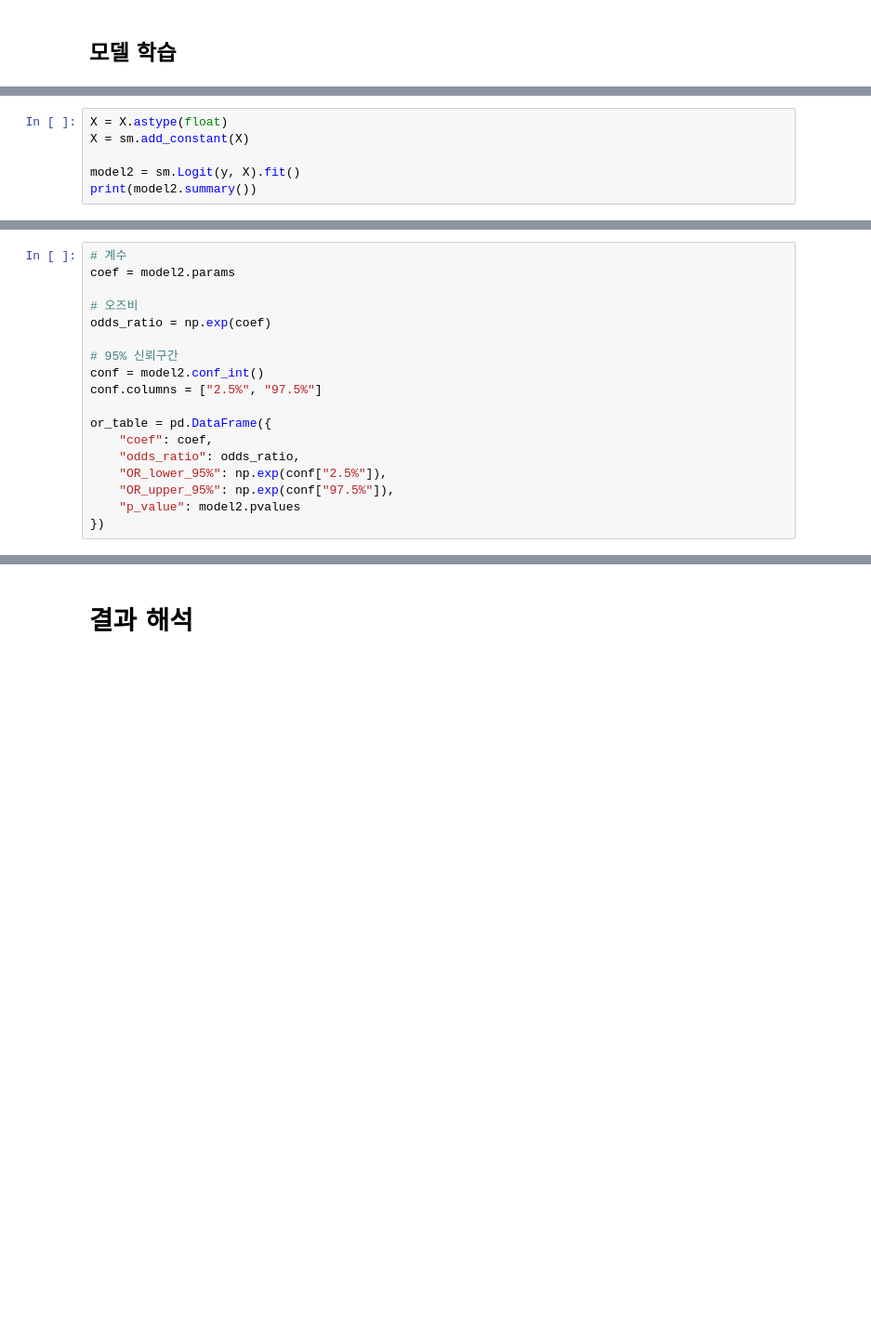
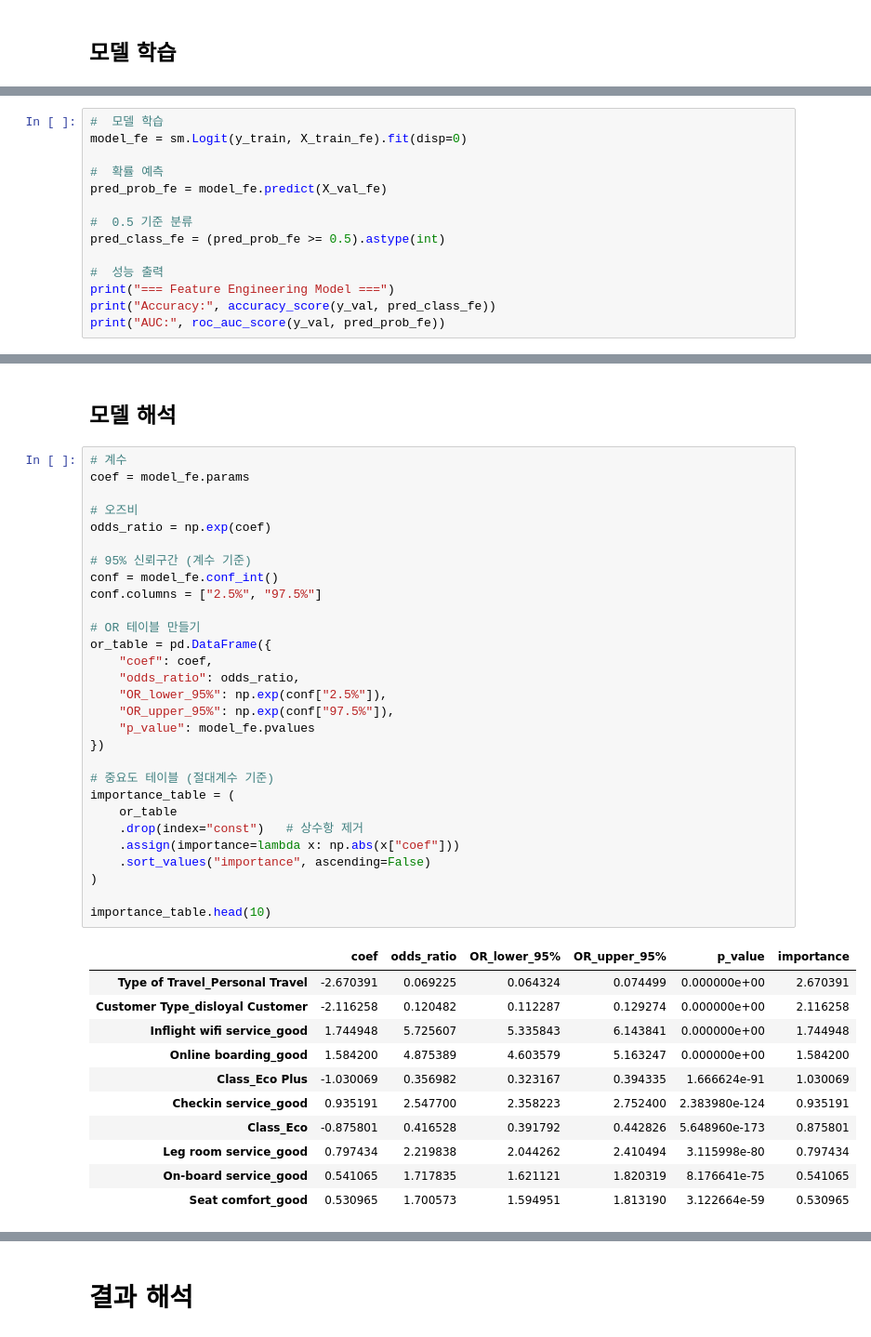
Before and after one commit to taejungjang/airline_analysis, a Jupyter notebook: airline.ipynb, the cells around one changed output, grey strips where cells are left out. Shown at 93% size. Cells and saved outputs as stored; diff of their text form; blank space fills up the shorter version.

```diff
--- a/airline.ipynb
+++ b/airline.ipynb
@@ -449,6 +411,0 @@ y = df_train[['satisfaction_satisfied']]
-# %%
-X = X.astype(float)
-X = sm.add_constant(X)
-
-model2 = sm.Logit(y, X).fit()
-print(model2.summary())
@@ -472,0 +524,14 @@ Cleanliness_normal                         0.2469      0.043      5.790      0.0
+# %%
+#  모델 학습
+model_fe = sm.Logit(y_train, X_train_fe).fit(disp=0)
+
+#  확률 예측
+pred_prob_fe = model_fe.predict(X_val_fe)
+
+#  0.5 기준 분류
+pred_class_fe = (pred_prob_fe >= 0.5).astype(int)
+
+#  성능 출력
+print("=== Feature Engineering Model ===")
+print("Accuracy:", accuracy_score(y_val, pred_class_fe))
+print("AUC:", roc_auc_score(y_val, pred_prob_fe))
@@ -473,18 +555,43 @@ Cleanliness_normal                         0.2469      0.043      5.790      0.0
+# %% [markdown]
+## 모델 해석
 # %%
 # 계수
-coef = model2.params
+coef = model_fe.params
 
 # 오즈비
 odds_ratio = np.exp(coef)
 
-# 95% 신뢰구간
-conf = model2.conf_int()
+# 95% 신뢰구간 (계수 기준)
+conf = model_fe.conf_int()
 conf.columns = ["2.5%", "97.5%"]
 
+# OR 테이블 만들기
 or_table = pd.DataFrame({
     "coef": coef,
     "odds_ratio": odds_ratio,
     "OR_lower_95%": np.exp(conf["2.5%"]),
     "OR_upper_95%": np.exp(conf["97.5%"]),
-    "p_value": model2.pvalues
+    "p_value": model_fe.pvalues
 })
+
+# 중요도 테이블 (절대계수 기준)
+importance_table = (
+    or_table
+    .drop(index="const")   # 상수항 제거
+    .assign(importance=lambda x: np.abs(x["coef"]))
+    .sort_values("importance", ascending=False)
+)
+
+importance_table.head(10)
+# %% [output]
+|  | coef | odds_ratio | OR_lower_95% | OR_upper_95% | p_value | importance |
+| Type of Travel_Personal Travel | -2.670391 | 0.069225 | 0.064324 | 0.074499 | 0.000000e+00 | 2.670391 |
+| Customer Type_disloyal Customer | -2.116258 | 0.120482 | 0.112287 | 0.129274 | 0.000000e+00 | 2.116258 |
+| Inflight wifi service_good | 1.744948 | 5.725607 | 5.335843 | 6.143841 | 0.000000e+00 | 1.744948 |
+| Online boarding_good | 1.584200 | 4.875389 | 4.603579 | 5.163247 | 0.000000e+00 | 1.584200 |
+| Class_Eco Plus | -1.030069 | 0.356982 | 0.323167 | 0.394335 | 1.666624e-91 | 1.030069 |
+| Checkin service_good | 0.935191 | 2.547700 | 2.358223 | 2.752400 | 2.383980e-124 | 0.935191 |
+| Class_Eco | -0.875801 | 0.416528 | 0.391792 | 0.442826 | 5.648960e-173 | 0.875801 |
+| Leg room service_good | 0.797434 | 2.219838 | 2.044262 | 2.410494 | 3.115998e-80 | 0.797434 |
+| On-board service_good | 0.541065 | 1.717835 | 1.621121 | 1.820319 | 8.176641e-75 | 0.541065 |
+| Seat comfort_good | 0.530965 | 1.700573 | 1.594951 | 1.813190 | 3.122664e-59 | 0.530965 |
```
Also changed, not shown: parts of 35 cells of this notebook.
